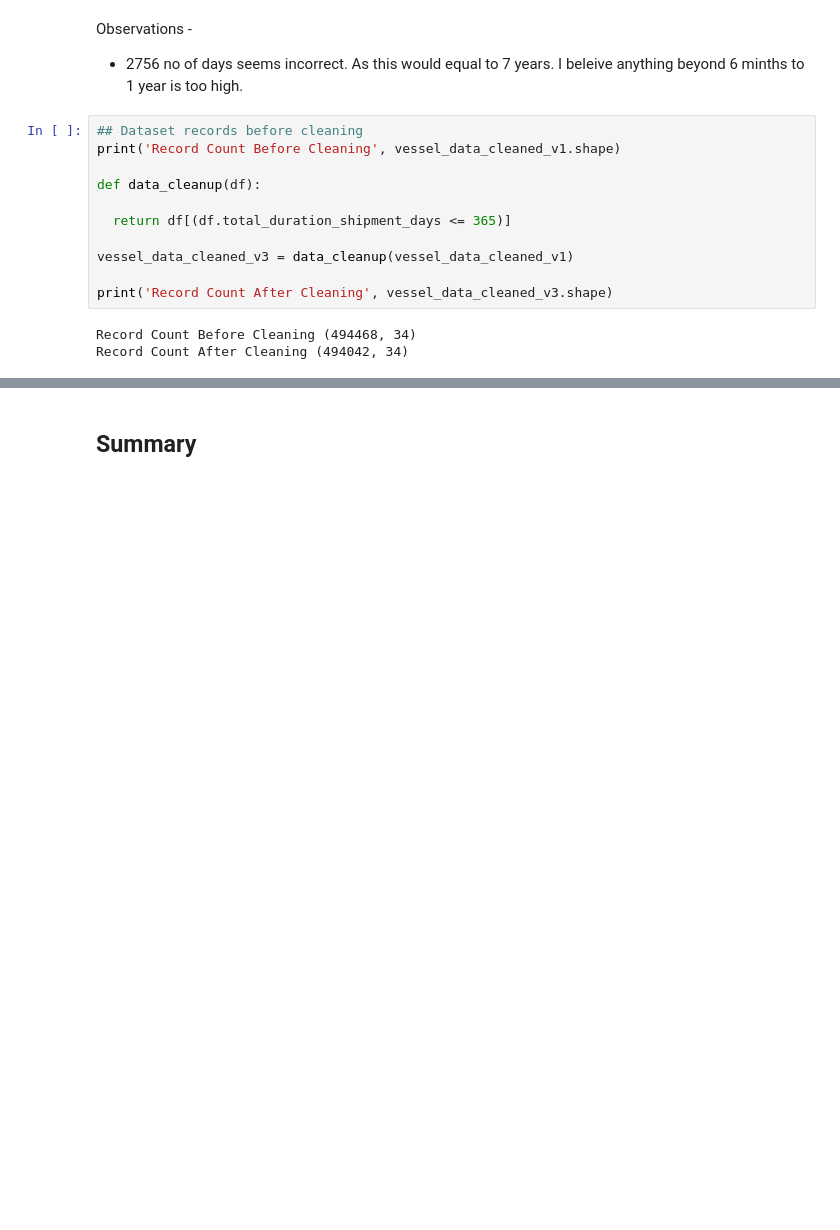
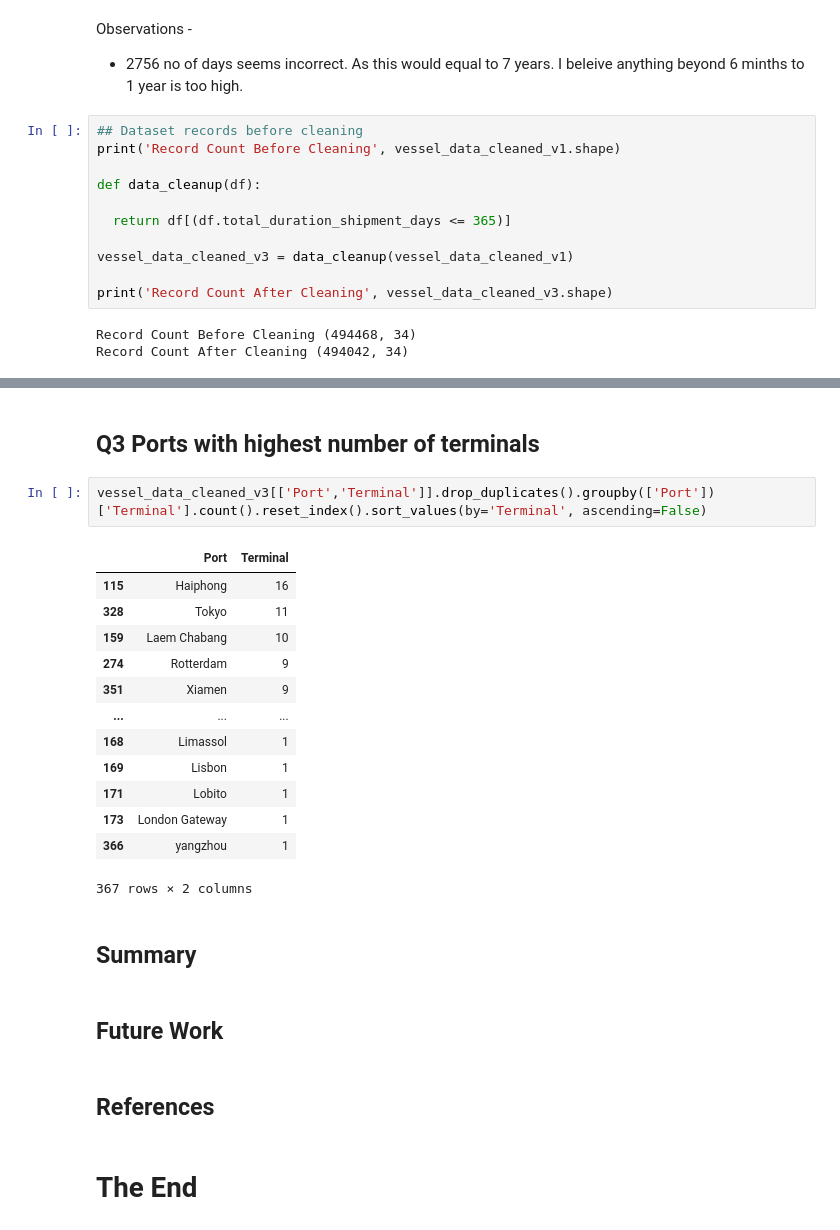
Before and after one commit to hargurjeet/Maersk, a Jupyter notebook: Solution_Notebook.ipynb, the cells around one changed output, grey strips where cells are left out. Saved outputs shown, nothing was run; the diff lists cells and outputs as text; blank space fills up the shorter version.

```diff
--- a/Solution_Notebook.ipynb
+++ b/Solution_Notebook.ipynb
@@ -415,2 +484,26 @@ Record Count After Cleaning (494042, 34)
+# %% [markdown]
+## Q3 Ports with highest number of terminals
+# %%
+vessel_data_cleaned_v3[['Port','Terminal']].drop_duplicates().groupby(['Port'])['Terminal'].count().reset_index().sort_values(by='Terminal', ascending=False)
+# %% [output]
+|  | Port | Terminal |
+| 115 | Haiphong | 16 |
+| 328 | Tokyo | 11 |
+| 159 | Laem Chabang | 10 |
+| 274 | Rotterdam | 9 |
+| 351 | Xiamen | 9 |
+| ... | ... | ... |
+| 168 | Limassol | 1 |
+| 169 | Lisbon | 1 |
+| 171 | Lobito | 1 |
+| 173 | London Gateway | 1 |
+| 366 | yangzhou | 1 |
+367 rows × 2 columns
 # %% [markdown]
 ## Summary
+# %% [markdown]
+## Future Work
+# %% [markdown]
+## References
+# %% [markdown]
+# **The End**
```
Also changed, not shown: parts of 9 cells of this notebook.
